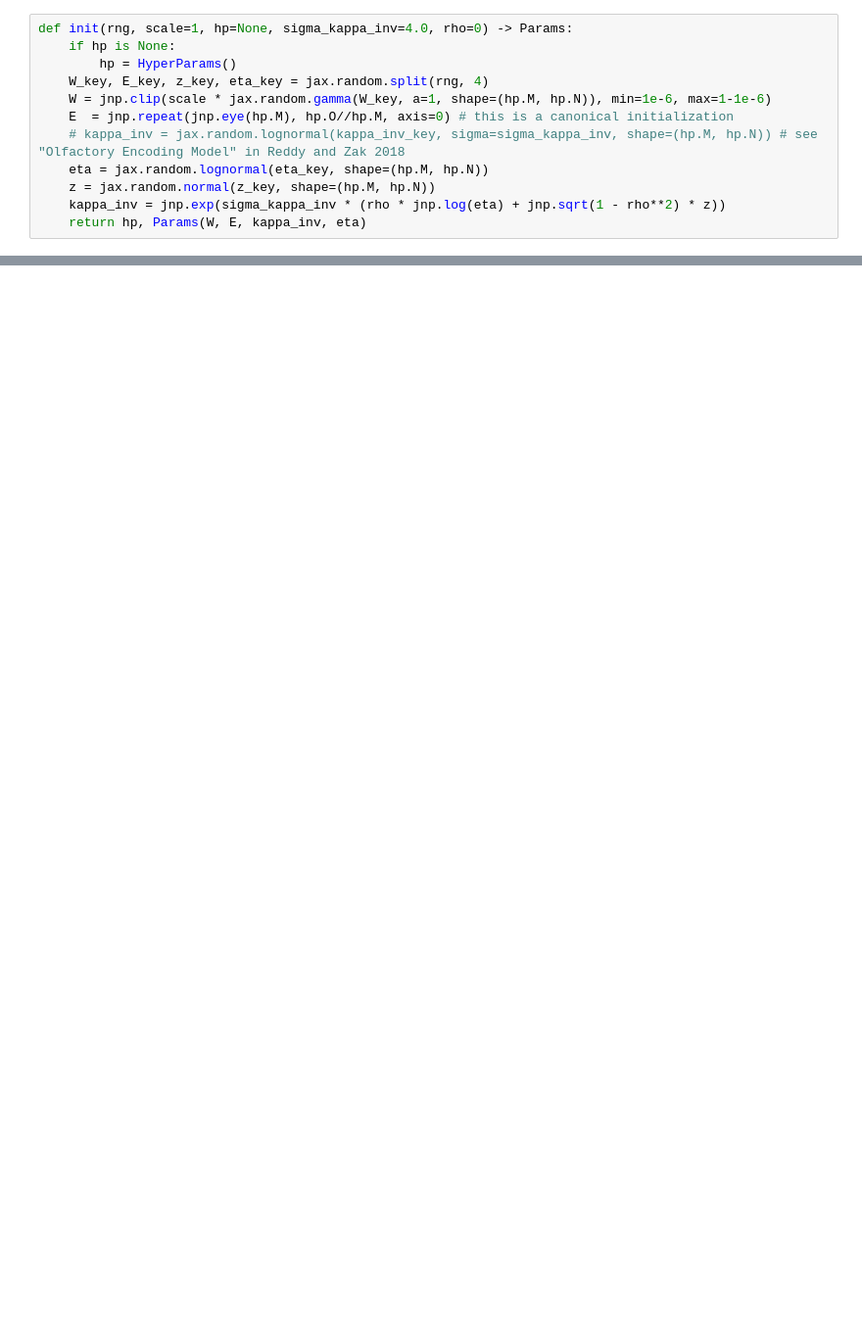
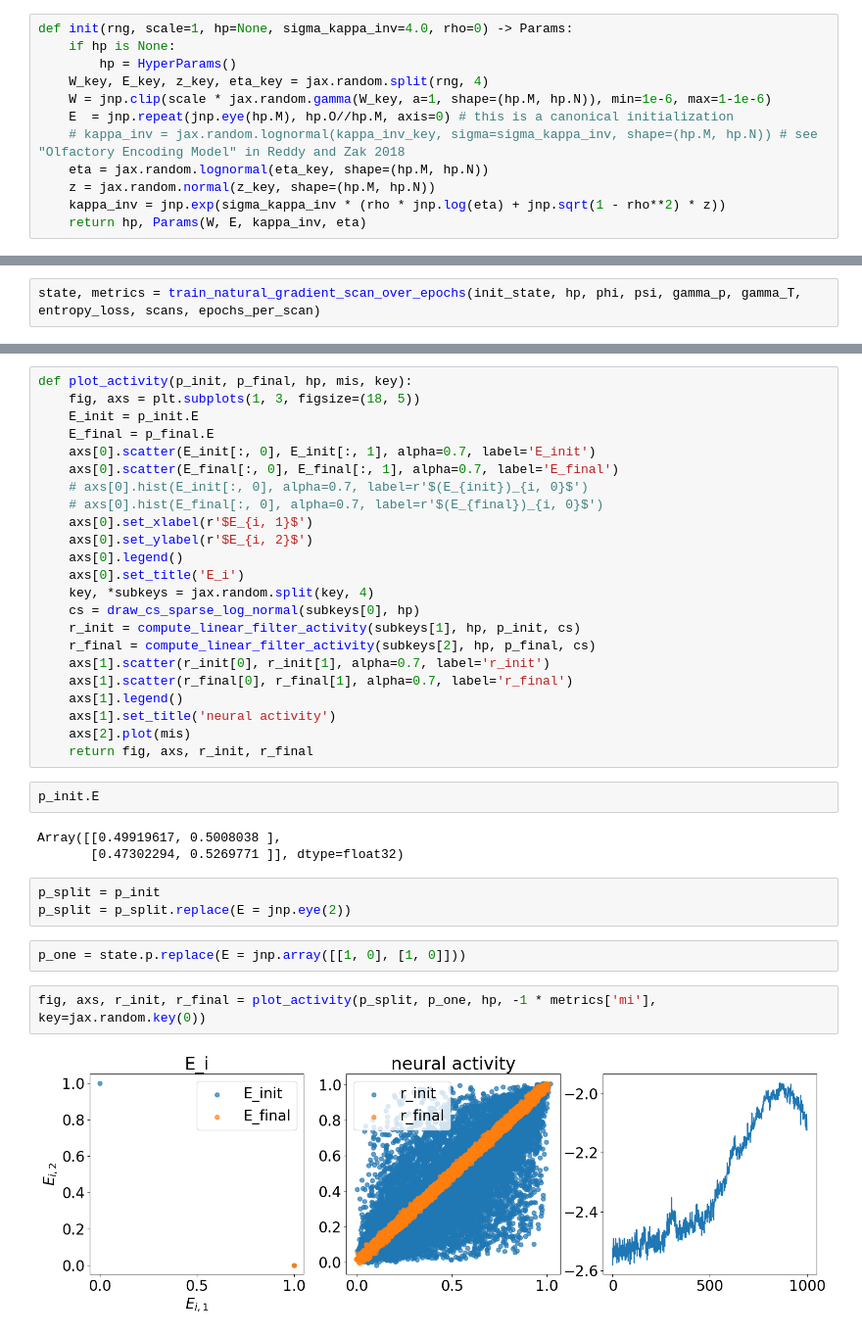
Before and after one commit to juancarlosfdc/noncanonical-olfaction, a Jupyter notebook: model/model.ipynb, the cells around one changed output, grey strips where cells are left out. Shown at 98% size. Saved outputs shown, nothing was run; the diff lists cells and outputs as text; blank space fills up the shorter version.

```diff
--- a/model/model.ipynb
+++ b/model/model.ipynb
@@ -460,0 +313,2 @@ fig.savefig('tmp.png')
+# %%
+state, metrics = train_natural_gradient_scan_over_epochs(init_state, hp, phi, psi, gamma_p, gamma_T, entropy_loss, scans, epochs_per_scan)
@@ -460,0 +331,37 @@ fig.savefig('tmp.png')
+# %%
+def plot_activity(p_init, p_final, hp, mis, key):
+    fig, axs = plt.subplots(1, 3, figsize=(18, 5))
+    E_init = p_init.E
+    E_final = p_final.E
+    axs[0].scatter(E_init[:, 0], E_init[:, 1], alpha=0.7, label='E_init')
+    axs[0].scatter(E_final[:, 0], E_final[:, 1], alpha=0.7, label='E_final')
+    # axs[0].hist(E_init[:, 0], alpha=0.7, label=r'$(E_{init})_{i, 0}$')
+    # axs[0].hist(E_final[:, 0], alpha=0.7, label=r'$(E_{final})_{i, 0}$')
+    axs[0].set_xlabel(r'$E_{i, 1}$')
+    axs[0].set_ylabel(r'$E_{i, 2}$')
+    axs[0].legend()
+    axs[0].set_title('E_i')
+    key, *subkeys = jax.random.split(key, 4)
+    cs = draw_cs_sparse_log_normal(subkeys[0], hp)
+    r_init = compute_linear_filter_activity(subkeys[1], hp, p_init, cs)
+    r_final = compute_linear_filter_activity(subkeys[2], hp, p_final, cs)
+    axs[1].scatter(r_init[0], r_init[1], alpha=0.7, label='r_init')
+    axs[1].scatter(r_final[0], r_final[1], alpha=0.7, label='r_final')
+    axs[1].legend()
+    axs[1].set_title('neural activity')
+    axs[2].plot(mis)
+    return fig, axs, r_init, r_final
+# %%
+p_init.E
+# %% [output]
+Array([[0.49919617, 0.5008038 ],
+       [0.47302294, 0.5269771 ]], dtype=float32)
+# %%
+p_split = p_init
+p_split = p_split.replace(E = jnp.eye(2))
+# %%
+p_one = state.p.replace(E = jnp.array([[1, 0], [1, 0]]))
+# %%
+fig, axs, r_init, r_final = plot_activity(p_split, p_one, hp, -1 * metrics['mi'], key=jax.random.key(0))
+# %% [output]
+[figure, added]
```
Also changed, not shown: parts of 37 cells of this notebook.
